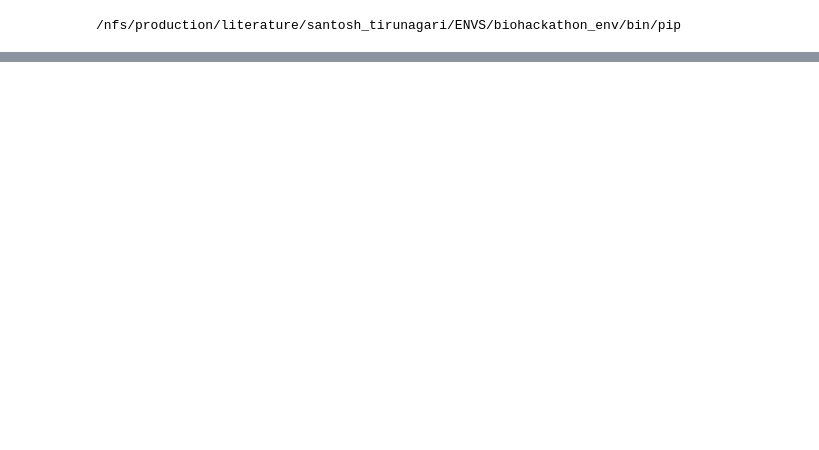
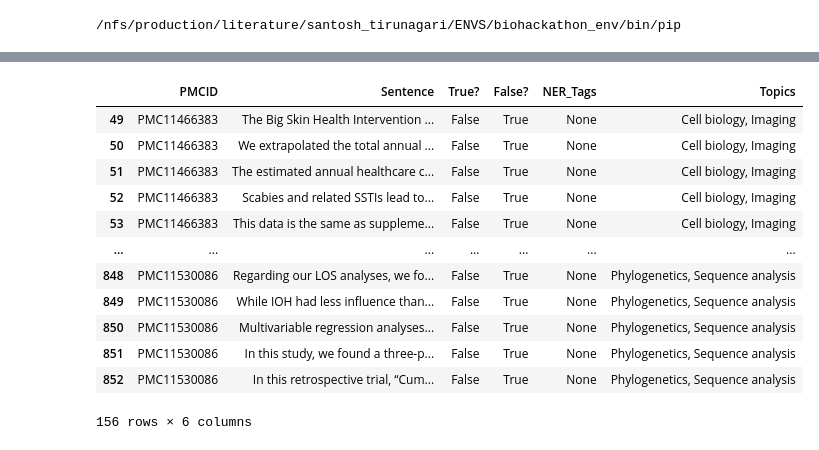
Before and after one commit to bio-tools/biohackathon2024, a Jupyter notebook: ml_training/01_data_preprocessing.ipynb, the cells around one changed output, grey strips where cells are left out. Saved outputs shown, nothing was run; the diff lists cells and outputs as text; code cells hidden in the pictures; blank space fills up the shorter version.

```diff
--- a/ml_training/01_data_preprocessing.ipynb
+++ b/ml_training/01_data_preprocessing.ipynb
@@ -40,0 +71,16 @@ true_checked_df
+# %%
+true_checked_df[true_checked_df['False?'] == True]
+# %% [output]
+|  | PMCID | Sentence | True? | False? | NER_Tags | Topics |
+| 49 | PMC11466383 | The Big Skin Health Intervention ... | False | True | None | Cell biology, Imaging |
+| 50 | PMC11466383 | We extrapolated the total annual ... | False | True | None | Cell biology, Imaging |
+| 51 | PMC11466383 | The estimated annual healthcare c... | False | True | None | Cell biology, Imaging |
+| 52 | PMC11466383 | Scabies and related SSTIs lead to... | False | True | None | Cell biology, Imaging |
+| 53 | PMC11466383 | This data is the same as suppleme... | False | True | None | Cell biology, Imaging |
+| ... | ... | ... | ... | ... | ... | ... |
+| 848 | PMC11530086 | Regarding our LOS analyses, we fo... | False | True | None | Phylogenetics, Sequence analysis |
+| 849 | PMC11530086 | While IOH had less influence than... | False | True | None | Phylogenetics, Sequence analysis |
+| 850 | PMC11530086 | Multivariable regression analyses... | False | True | None | Phylogenetics, Sequence analysis |
+| 851 | PMC11530086 | In this study, we found a three-p... | False | True | None | Phylogenetics, Sequence analysis |
+| 852 | PMC11530086 | In this retrospective trial, “Cum... | False | True | None | Phylogenetics, Sequence analysis |
+156 rows × 6 columns
```
Also changed, not shown: parts of 11 cells of this notebook, 3 other files.
